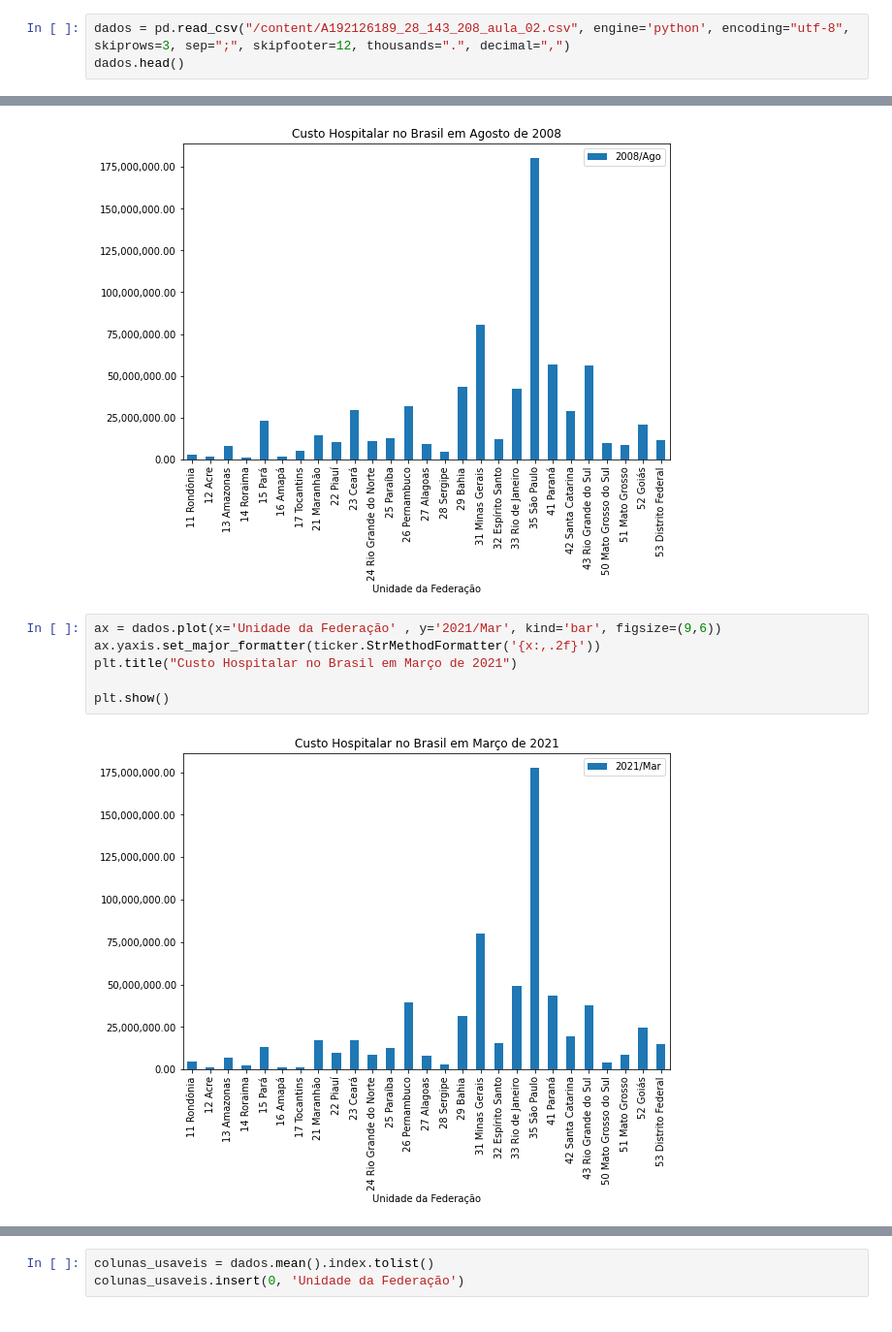
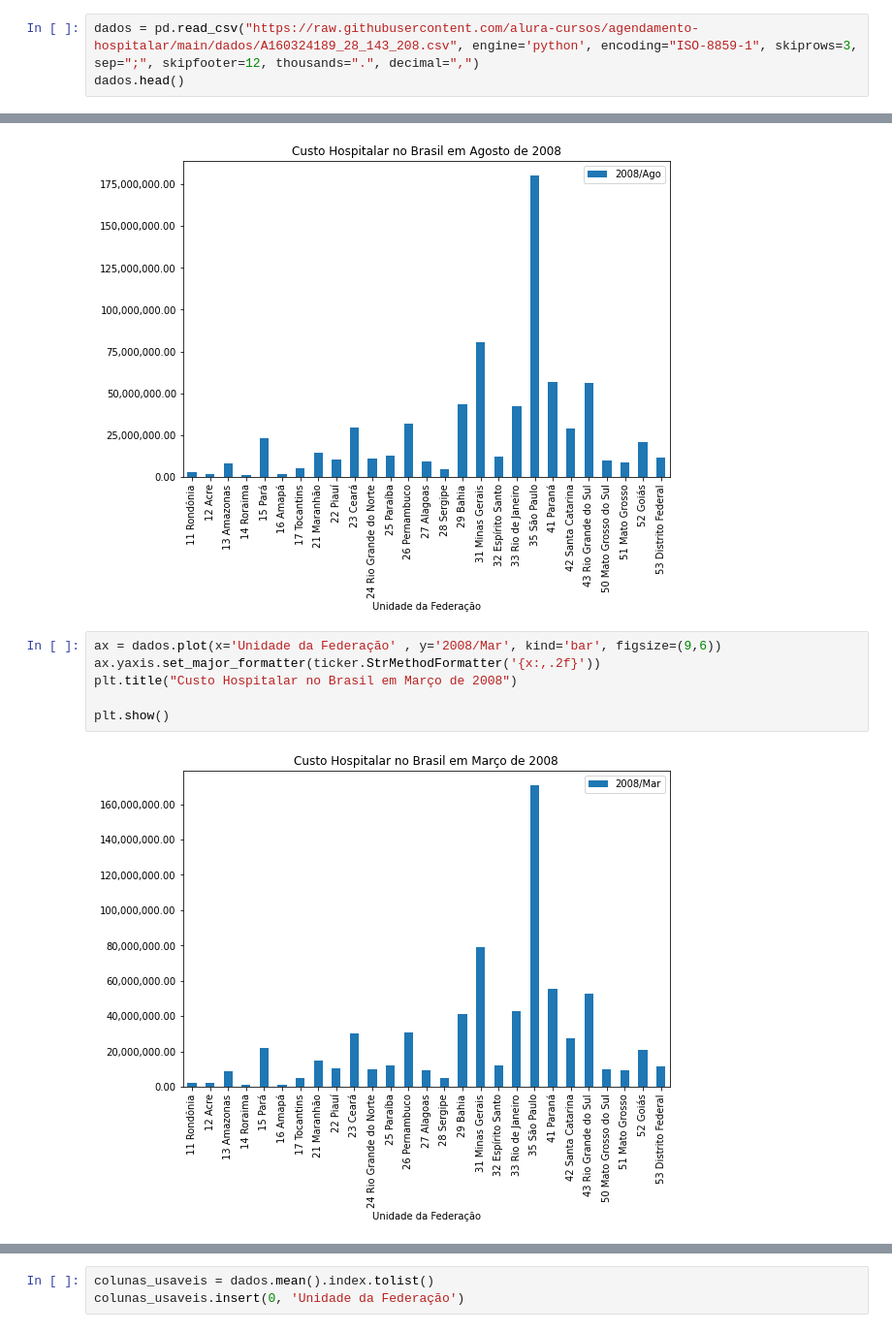
Before and after one commit to dougfeltrim/Bootcamp_Data_Science_Aplicada, a Jupyter notebook: Bootcamp_Data_Science_Aplicada.ipynb, the cells around one changed output, grey strips where cells are left out. Shown at 97% size. Drawn from its saved outputs; the diff is of its cells as text.

```diff
--- a/Bootcamp_Data_Science_Aplicada.ipynb
+++ b/Bootcamp_Data_Science_Aplicada.ipynb
@@ -4,7 +4,7 @@
 import pandas as pd
 import numpy as np
 # %%
-dados = pd.read_csv("/content/A192126189_28_143_208_aula_02.csv", engine='python', encoding="utf-8", skiprows=3, sep=";", skipfooter=12, thousands=".", decimal=",")
+dados = pd.read_csv("https://raw.githubusercontent.com/alura-cursos/agendamento-hospitalar/main/dados/A160324189_28_143_208.csv", engine='python', encoding="ISO-8859-1", skiprows=3, sep=";", skipfooter=12, thousands=".", decimal=",")
 dados.head()
 # %% [output]
 |  | Unidade da Federação | 1992/Mar | 1992/Abr | 1993/Mai | 1993/Dez | 1994/Jan | 1994/Fev | 1994/Mai | 1994/Ago | ... |
@@ -70,11 +70,11 @@ plt.show()
 # %% [output]
 [figure]
 # %%
-ax = dados.plot(x='Unidade da Federação' , y='2021/Mar', kind='bar', figsize=(9,6))
+ax = dados.plot(x='Unidade da Federação' , y='2008/Mar', kind='bar', figsize=(9,6))
 ax.yaxis.set_major_formatter(ticker.StrMethodFormatter('{x:,.2f}'))
-plt.title("Custo Hospitalar no Brasil em Março de 2021")
+plt.title("Custo Hospitalar no Brasil em Março de 2008")
 
 plt.show()
 # %% [output]
-[figure, old version]
+[figure, new version]
 # %%
```
Also changed, not shown: parts of 22 cells of this notebook.
